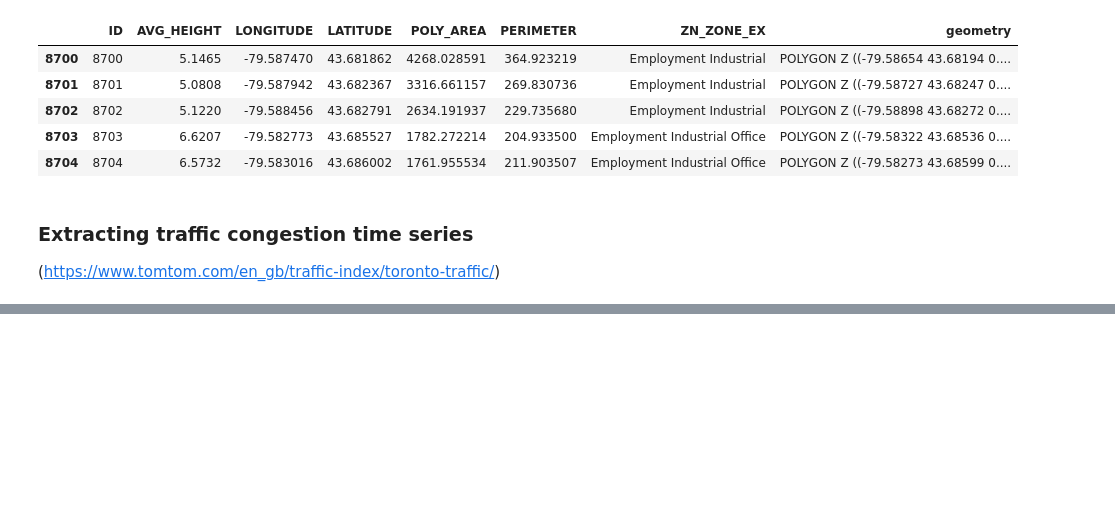
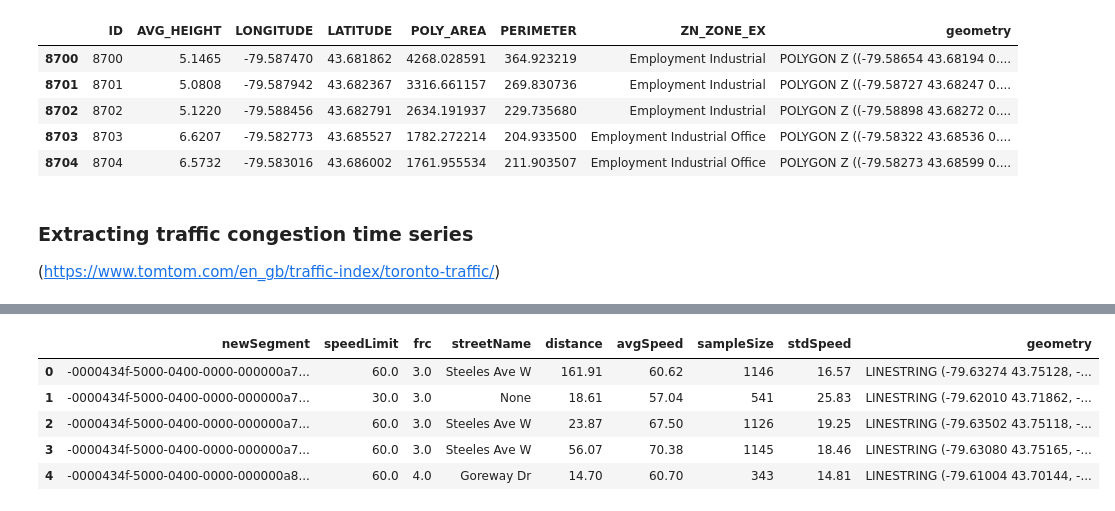
Before and after one commit to MachineLearningJournalClub/GAMELEON, a Jupyter notebook: GIS_Data_Toronto.ipynb, the cells around one changed output, grey strips where cells are left out. Saved outputs shown, nothing was run; the diff lists cells and outputs as text; code cells hidden in the pictures; blank space fills up the shorter version.

```diff
--- a/GIS_Data_Toronto.ipynb
+++ b/GIS_Data_Toronto.ipynb
@@ -536,0 +615,9 @@ ax.legend();
+# %%
+traffic_toronto.head()
+# %% [output]
+|  | newSegment | speedLimit | frc | streetName | distance | avgSpeed | sampleSize | stdSpeed | geometry |
+| 0 | -0000434f-5000-0400-0000-000000a7... | 60.0 | 3.0 | Steeles Ave W | 161.91 | 60.62 | 1146 | 16.57 | LINESTRING (-79.63274 43.75128, -... |
+| 1 | -0000434f-5000-0400-0000-000000a7... | 30.0 | 3.0 | None | 18.61 | 57.04 | 541 | 25.83 | LINESTRING (-79.62010 43.71862, -... |
+| 2 | -0000434f-5000-0400-0000-000000a7... | 60.0 | 3.0 | Steeles Ave W | 23.87 | 67.50 | 1126 | 19.25 | LINESTRING (-79.63502 43.75118, -... |
+| 3 | -0000434f-5000-0400-0000-000000a7... | 60.0 | 3.0 | Steeles Ave W | 56.07 | 70.38 | 1145 | 18.46 | LINESTRING (-79.63080 43.75165, -... |
+| 4 | -0000434f-5000-0400-0000-000000a8... | 60.0 | 4.0 | Goreway Dr | 14.70 | 60.70 | 343 | 14.81 | LINESTRING (-79.61004 43.70144, -... |
```
Also changed, not shown: parts of 24 cells of this notebook, 3 other files.
